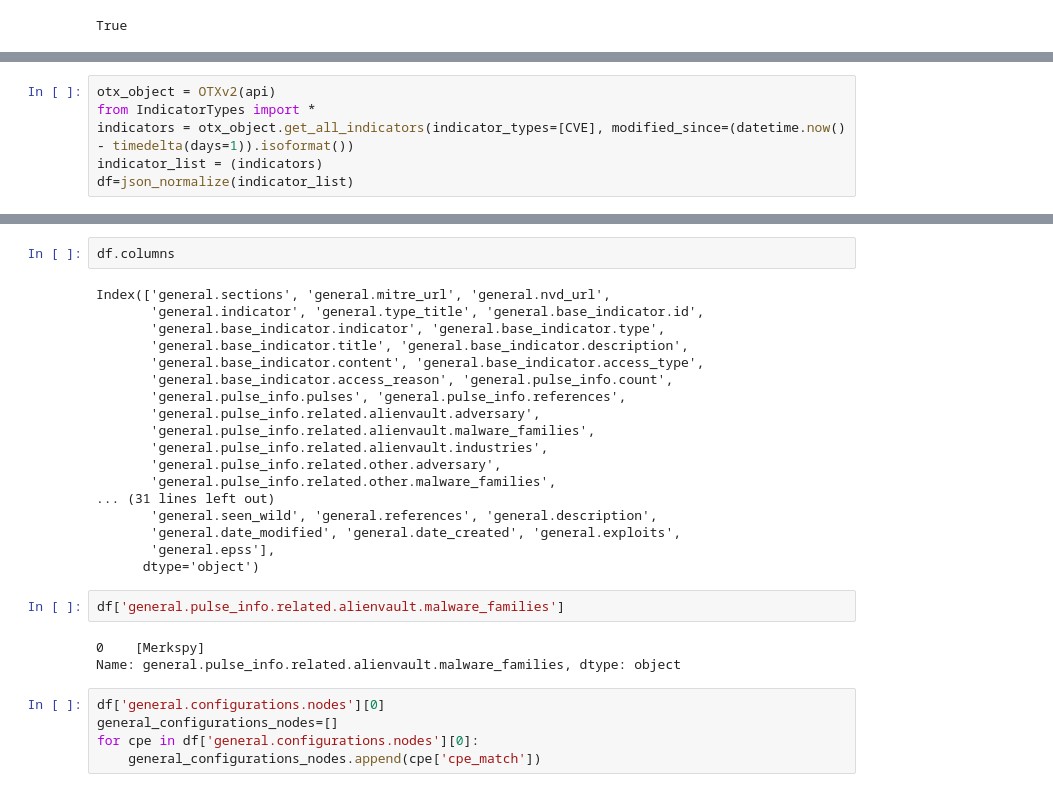
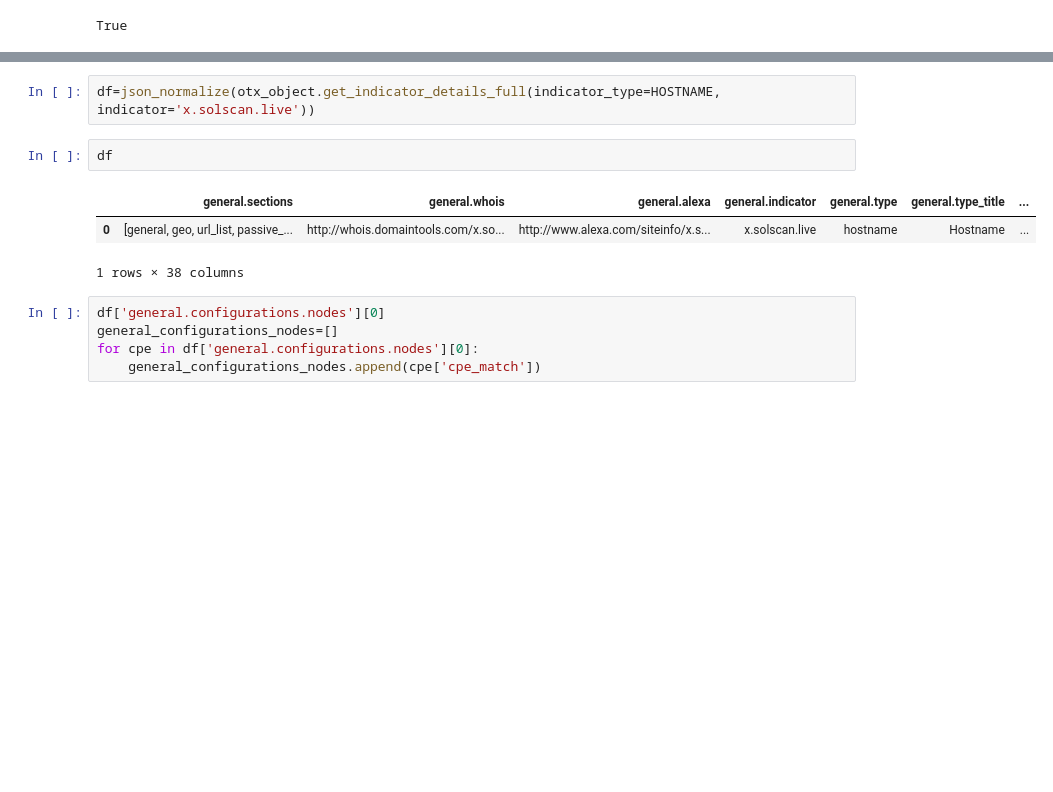
Before and after one commit to umairimran/ThreatIntelligenceProject, a Jupyter notebook: api_fetching.ipynb, the cells around one changed output, grey strips where cells are left out. Cells and saved outputs as stored; diff of their text form; blank space fills up the shorter version.

```diff
--- a/api_fetching.ipynb
+++ b/api_fetching.ipynb
@@ -27,6 +26,0 @@ One Day Ago (ISO): 2024-10-18T18:29:31.461080
-# %%
-otx_object = OTXv2(api)
-from IndicatorTypes import *
-indicators = otx_object.get_all_indicators(indicator_types=[CVE], modified_since=(datetime.now() - timedelta(days=1)).isoformat())
-indicator_list = (indicators)
-df=json_normalize(indicator_list)
@@ -71,28 +197,11 @@ df=json_normalize(i)
+# %%
+df=json_normalize(otx_object.get_indicator_details_full(indicator_type=HOSTNAME, indicator='x.solscan.live'))
 # %%
-df.columns
+df
 # %% [output]
+|  | general.sections | general.whois | general.alexa | general.indicator | general.type | general.type_title | ... |
+| 0 | [general, geo, url_list, passive_... | http://whois.domaintools.com/x.so... | http://www.alexa.com/siteinfo/x.s... | x.solscan.live | hostname | Hostname | ... |
-Index(['general.sections', 'general.mitre_url', 'general.nvd_url',
-       'general.indicator', 'general.type_title', 'general.base_indicator.id',
-       'general.base_indicator.indicator', 'general.base_indicator.type',
-       'general.base_indicator.title', 'general.base_indicator.description',
-       'general.base_indicator.content', 'general.base_indicator.access_type',
-       'general.base_indicator.access_reason', 'general.pulse_info.count',
-       'general.pulse_info.pulses', 'general.pulse_info.references',
-       'general.pulse_info.related.alienvault.adversary',
-       'general.pulse_info.related.alienvault.malware_families',
-       'general.pulse_info.related.alienvault.industries',
-       'general.pulse_info.related.other.adversary',
-       'general.pulse_info.related.other.malware_families',
-... (31 lines left out)
-       'general.seen_wild', 'general.references', 'general.description',
-       'general.date_modified', 'general.date_created', 'general.exploits',
-       'general.epss'],
-      dtype='object')
+1 rows × 38 columns
-# %%
-df['general.pulse_info.related.alienvault.malware_families']
-# %% [output]
-0    [Merkspy]
-Name: general.pulse_info.related.alienvault.malware_families, dtype: object
 # %%
 df['general.configurations.nodes'][0]
 general_configurations_nodes=[]
```
Also changed, not shown: parts of 12 cells of this notebook, 12 other files.
